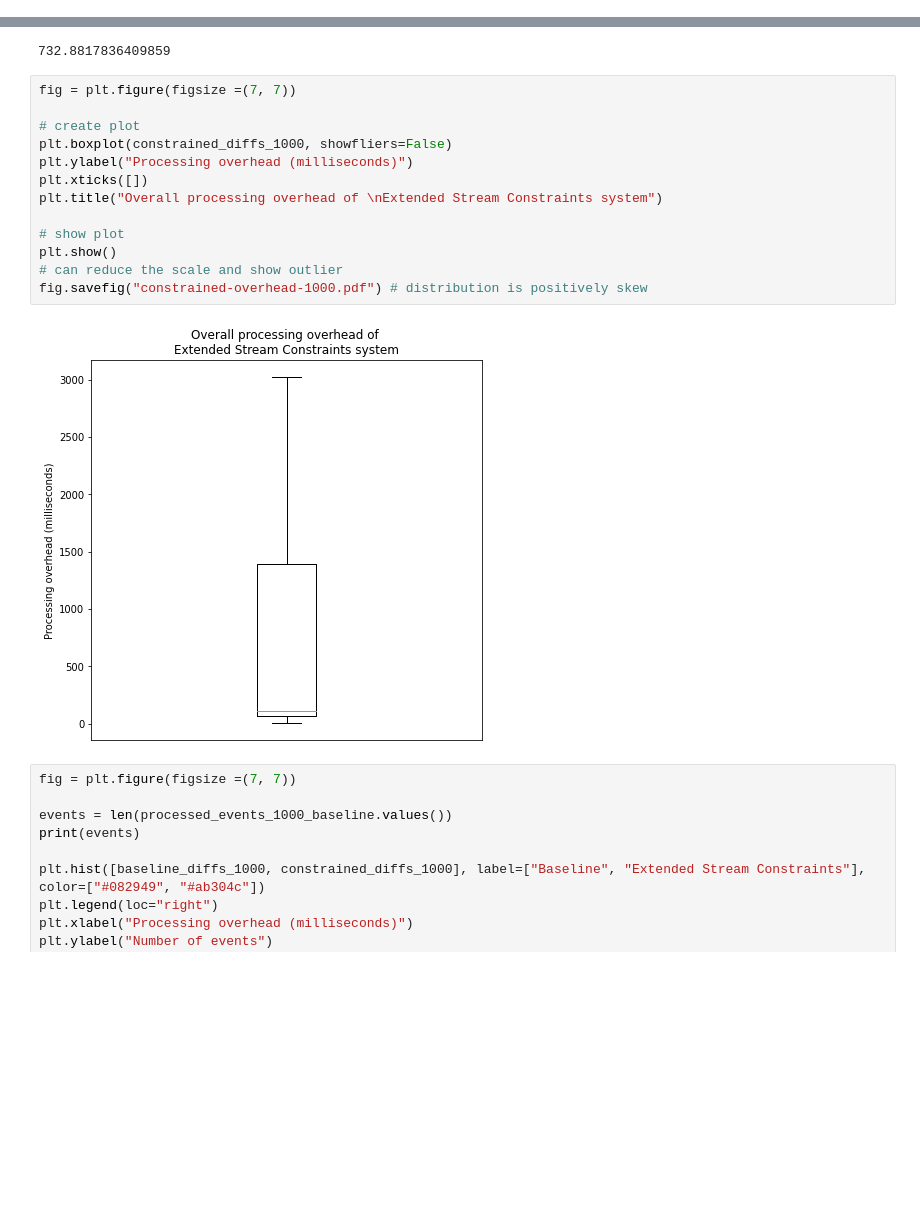
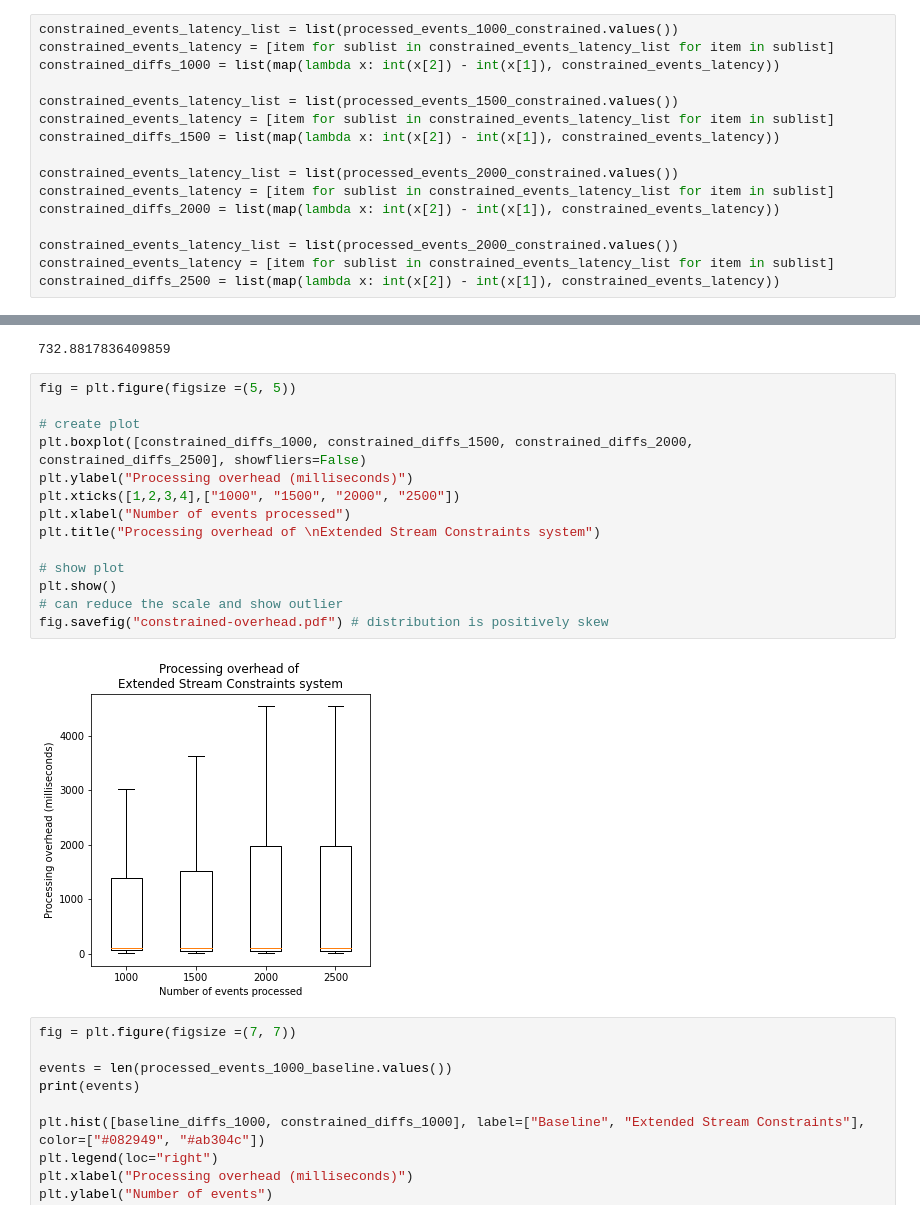
Before and after one commit to amritaramnauth/stream-constraints, a Jupyter notebook: experiments-analysis/extended-events-analysis.ipynb, the cells around one changed output, grey strips where cells are left out. Cells and saved outputs as stored; diff of their text form; blank space fills up the shorter version.

```diff
--- a/experiments-analysis/extended-events-analysis.ipynb
+++ b/experiments-analysis/extended-events-analysis.ipynb
@@ -99,3 +109,19 @@ constrained_diffs_1000 = list(map(lambda x: int(x[2]) - int(x[1]), constrained_e
+# %%
+constrained_events_latency_list = list(processed_events_1000_constrained.values())
+constrained_events_latency = [item for sublist in constrained_events_latency_list for item in sublist]
+constrained_diffs_1000 = list(map(lambda x: int(x[2]) - int(x[1]), constrained_events_latency))
+
+constrained_events_latency_list = list(processed_events_1500_constrained.values())
+constrained_events_latency = [item for sublist in constrained_events_latency_list for item in sublist]
+constrained_diffs_1500 = list(map(lambda x: int(x[2]) - int(x[1]), constrained_events_latency))
+
+constrained_events_latency_list = list(processed_events_2000_constrained.values())
+constrained_events_latency = [item for sublist in constrained_events_latency_list for item in sublist]
+constrained_diffs_2000 = list(map(lambda x: int(x[2]) - int(x[1]), constrained_events_latency))
+
+constrained_events_latency_list = list(processed_events_2000_constrained.values())
+constrained_events_latency = [item for sublist in constrained_events_latency_list for item in sublist]
+constrained_diffs_2500 = list(map(lambda x: int(x[2]) - int(x[1]), constrained_events_latency))
 # %%
 mean(constrained_diffs_1000)
 # %% [output]
@@ -109,20 +135,21 @@ stdev(constrained_diffs_1000)
 # %% [output]
 732.8817836409859
 # %%
-fig = plt.figure(figsize =(7, 7))
+fig = plt.figure(figsize =(5, 5))
 
 # create plot
-plt.boxplot(constrained_diffs_1000, showfliers=False)
+plt.boxplot([constrained_diffs_1000, constrained_diffs_1500, constrained_diffs_2000, constrained_diffs_2500], showfliers=False)
 plt.ylabel("Processing overhead (milliseconds)")
-plt.xticks([])
-plt.title("Overall processing overhead of \nExtended Stream Constraints system")
+plt.xticks([1,2,3,4],["1000", "1500", "2000", "2500"])
+plt.xlabel("Number of events processed")
+plt.title("Processing overhead of \nExtended Stream Constraints system")
 
 # show plot
 plt.show()
 # can reduce the scale and show outlier
-fig.savefig("constrained-overhead-1000.pdf") # distribution is positively skew
+fig.savefig("constrained-overhead.pdf") # distribution is positively skew
 # %% [output]
-[figure, old version]
+[figure, new version]
 # %%
 fig = plt.figure(figsize =(7, 7))
 
```
Also changed, not shown: parts of 7 cells of this notebook, 10 other files.
